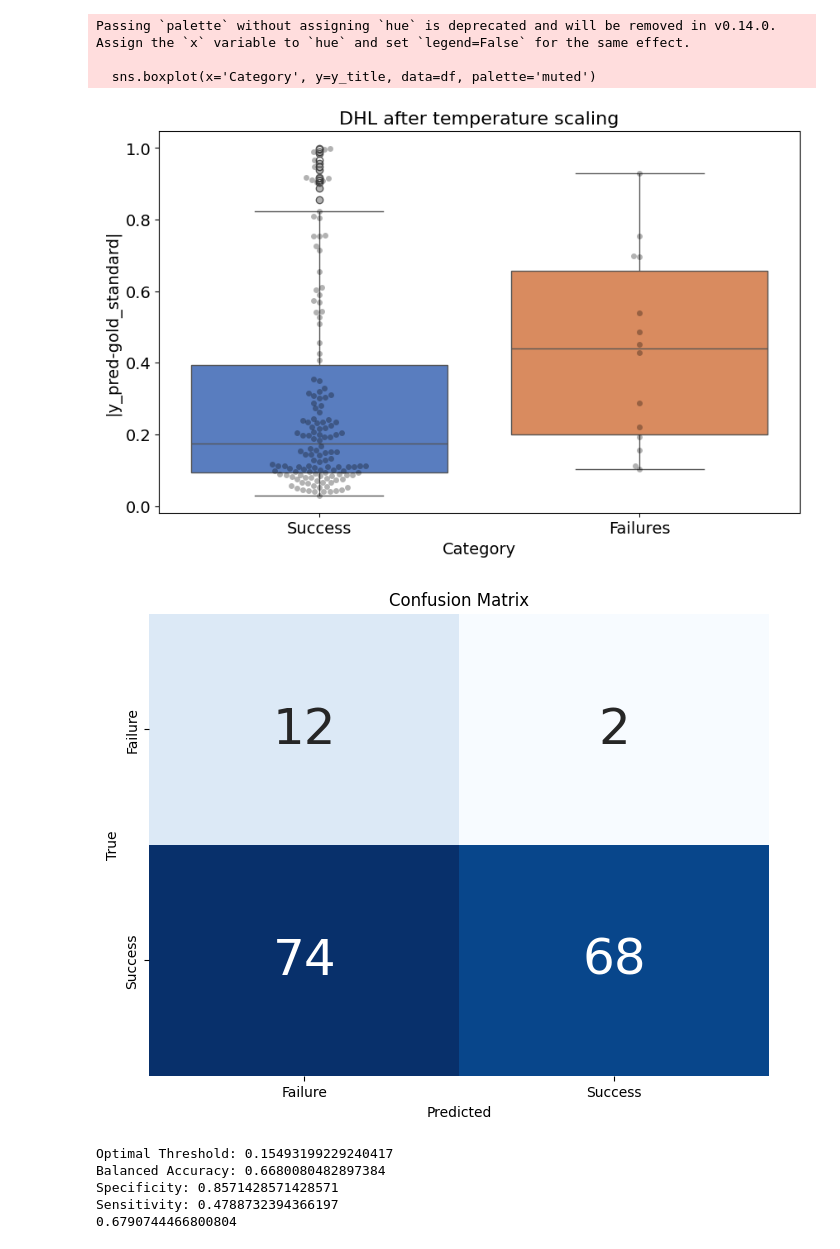
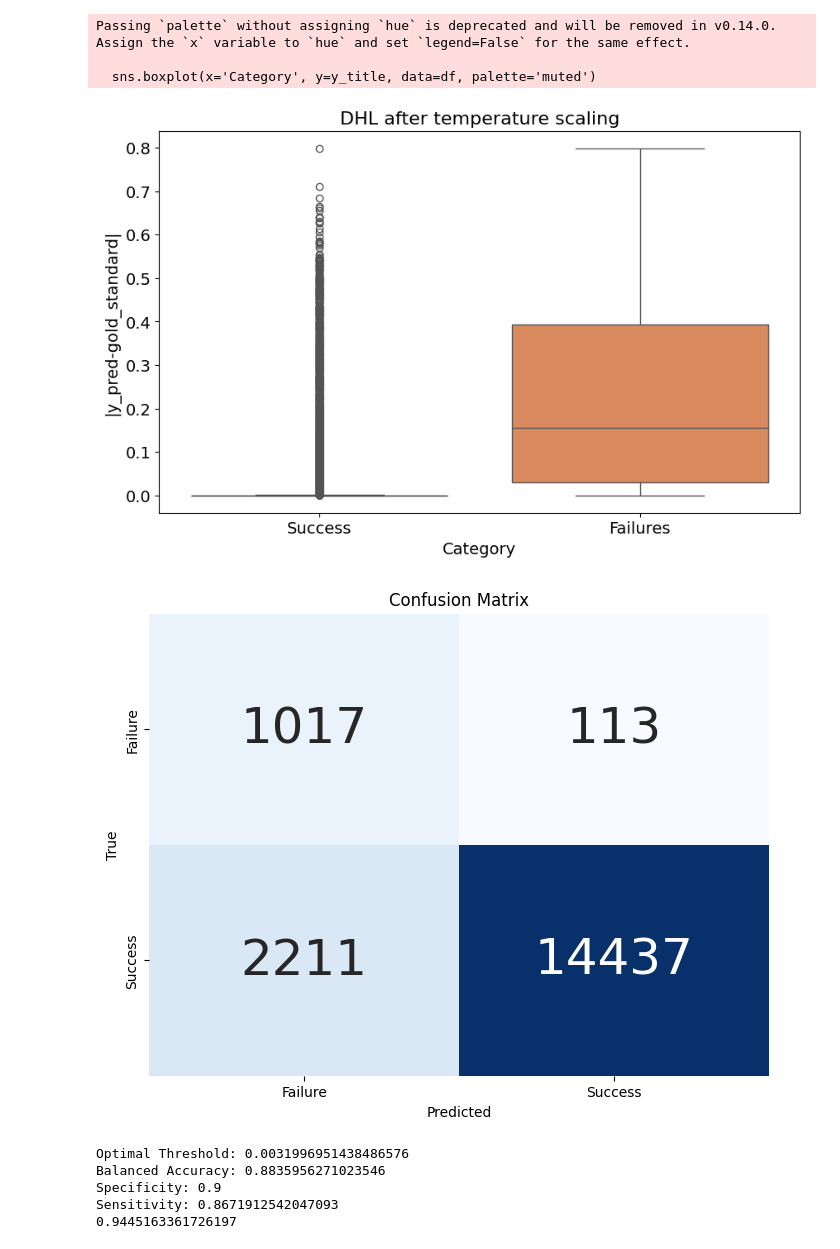
Before and after one commit to pstnmz/UQ_toolbox, a Jupyter notebook: medMNIST/UQ_test_metrics.ipynb, the cells around one changed output. Drawn from its saved outputs; the diff is of its cells as text; code cells hidden in the pictures.

```diff
--- a/medMNIST/UQ_test_metrics.ipynb
+++ b/medMNIST/UQ_test_metrics.ipynb
@@ -441,7 +441,7 @@ def display_UQ_results(metric, correct_predictions, incorrect_predictions, y_axi
     fpr, tpr, auc = uq.roc_curve_UQ_method_computation([metric[k] for k in correct_predictions], [metric[j] for j in incorrect_predictions])
     print(auc)
 # %%
-def call_UQ_methods(methods, models, y_prob, digits, y_true, digits_calib, y_true_calibration, indiv_scores, task_type, correct_predictions, incorrect_predictions, test_loader, device, optim_metric, train_loaders=None, test_loader_tta=None, num_classes=None, latent_spaces=None, shap_values_folds=None, labels_fold=None, correct_predictions_calibration=None, incorrect_predictions_calibration=None, image_normalization=False, aug_folder=None, gps_augment=None, swarmplot=True):
+def call_UQ_methods(methods, models, y_prob, digits, y_true, digits_calib, y_true_calibration, indiv_scores, task_type, correct_predictions, incorrect_predictions, test_loader, device, optim_metric, train_loaders=None, test_loader_tta=None, num_classes=None, latent_spaces=None, shap_values_folds=None, labels_fold=None, correct_predictions_calibration=None, incorrect_predictions_calibration=None, image_normalization=False, aug_folder=None, gps_augment=None, max_iteration=10, swarmplot=True):
     metrics = []
     for method in methods:
         if method == 'MSR':
@@ -454,10 +454,10 @@ def call_UQ_methods(methods, models, y_prob, digits, y_true, digits_calib, y_tru
             metric = compute_ensembling(indiv_scores)
             display_UQ_results(metric, correct_predictions, incorrect_predictions, 'std', 'Ensembling Results', optim_metric=optim_metric, swarmplot=swarmplot)
         elif method == 'TTA':
-            metric = computeTTA('randaugment', models, test_loader_tta, device, num_classes=2, image_normalization=True)
+            metric = computeTTA('randaugment', models, test_loader_tta, device, num_classes=num_classes, image_normalization=image_normalization)
             display_UQ_results(metric, correct_predictions, incorrect_predictions, 'std', 'TTA', optim_metric=optim_metric, swarmplot=swarmplot)
         elif method == 'GPS':
-            metric = computeTTA('GPS', models, test_loader_tta, device, num_classes=2, correct_predictions_calibration=correct_predictions_calibration, incorrect_predictions_calibration=incorrect_predictions_calibration, image_normalization=image_normalization, aug_folder=aug_folder, max_iterations=10, gps_augment=gps_augment)
+            metric = computeTTA('GPS', models, test_loader_tta, device, num_classes=num_classes, correct_predictions_calibration=correct_predictions_calibration, incorrect_predictions_calibration=incorrect_predictions_calibration, image_normalization=image_normalization, aug_folder=aug_folder, max_iterations=max_iteration, gps_augment=gps_augment)
             display_UQ_results(metric, correct_predictions, incorrect_predictions, 'std', 'GPS', optim_metric=optim_metric, swarmplot=swarmplot)
         elif method == 'KNNshap':
             metric = computeKNNshap(models, train_loaders, test_loader, device, num_classes, latent_spaces, shap_values_folds, labels_folds=labels_fold, shap=True)
@@ -468,11 +468,11 @@ def call_UQ_methods(methods, models, y_prob, digits, y_true, digits_calib, y_tru
         metrics.append((method, metric))
     return metrics
 # %%
-flag = 'breastmnist'
+flag = 'organamnist'
 # %%
 transform = transforms.Compose([
         transforms.ToTensor(),
-        transforms.Normalize(mean=[.5], std=[.5]),
+        #transforms.Normalize(mean=[.5], std=[.5]),
         transforms.Lambda(lambda x: x.repeat(3, 1, 1))
     ])
 # %%
@@ -541,6 +541,6 @@ class ClassifierHeadWrapper(nn.Module):
     def forward(self, x):
         return self.fc(x)
 # %%
-# Load the SHAP results from the pickle file
-# with open('shap_results_calibration.pkl', 'rb') as file:
-#     shap_results_calibration = pkl.load(file)
+#Load the SHAP results from the pickle file
+with open('shap_results_calibration.pkl', 'rb') as file:
+    shap_results_calibration = pkl.load(file)
@@ -632,5 +629,5 @@ fold n4
 # %%
 uq_methods = ['MSR', 'MSR_temp_scale', 'Ensembling', 'TTA', 'GPS', 'KNNshap', 'KNNall']
 # %%
-uq_metrics = call_UQ_methods(uq_methods, models, y_prob, digits, y_true, digits_calib, y_true_calibration, indiv_scores, task_type, correct_predictions, incorrect_predictions, test_loader, device, optim_metric='balanced_accuracy', train_loaders=train_loaders, test_loader_tta=test_loader_tta, num_classes=2, latent_spaces=latent_spaces, shap_values_folds=shap_values_folds, labels_fold=labels_fold, correct_predictions_calibration=correct_predictions_calibration, incorrect_predictions_calibration=incorrect_predictions_calibration, image_normalization=True, aug_folder='gps_augment_breastmnist', gps_augment=gps_augment_breastmnist, swarmplot=True)
+uq_metrics = call_UQ_methods(uq_methods, models, y_prob, y_scores, y_true, y_scores_calibration, y_true_calibration, indiv_scores, task_type, correct_predictions, incorrect_predictions, test_loader, device, optim_metric='balanced_accuracy', train_loaders=train_loaders, test_loader_tta=test_loader, num_classes=11, latent_spaces=shap_results_calibration['latent_spaces'], shap_values_folds=shap_results_calibration['shap_values_folds'], labels_fold=None, correct_predictions_calibration=correct_predictions_calibration, incorrect_predictions_calibration=incorrect_predictions_calibration, image_normalization=False, aug_folder='savedpolicies', gps_augment=gps_augment_organamnist, swarmplot=False)
 # %% [output]
@@ -650,13 +647,13 @@ Brier Score Loss (temperature): 0.1276
 Passing `palette` without assigning `hue` is deprecated and will be removed in v0.14.0. Assign the `x` variable to `hue` and set `legend=False` for the same effect.
 
   sns.boxplot(x='Category', y=y_title, data=df, palette='muted')
-[figure, old version]
+[figure, new version]
-[figure, old version]
+[figure, new version]
-Optimal Threshold: 0.15493199229240417
-Balanced Accuracy: 0.6680080482897384
-Specificity: 0.8571428571428571
-Sensitivity: 0.4788732394366197
-0.6790744466800804
+Optimal Threshold: 0.0031996951438486576
+Balanced Accuracy: 0.8835956271023546
+Specificity: 0.9
+Sensitivity: 0.8671912542047093
+0.9445163361726197
 Passing `palette` without assigning `hue` is deprecated and will be removed in v0.14.0. Assign the `x` variable to `hue` and set `legend=False` for the same effect.
 
   sns.boxplot(x='Category', y=y_title, data=df, palette='muted')
```
Also changed, not shown: parts of 23 cells of this notebook, 1 other file.
